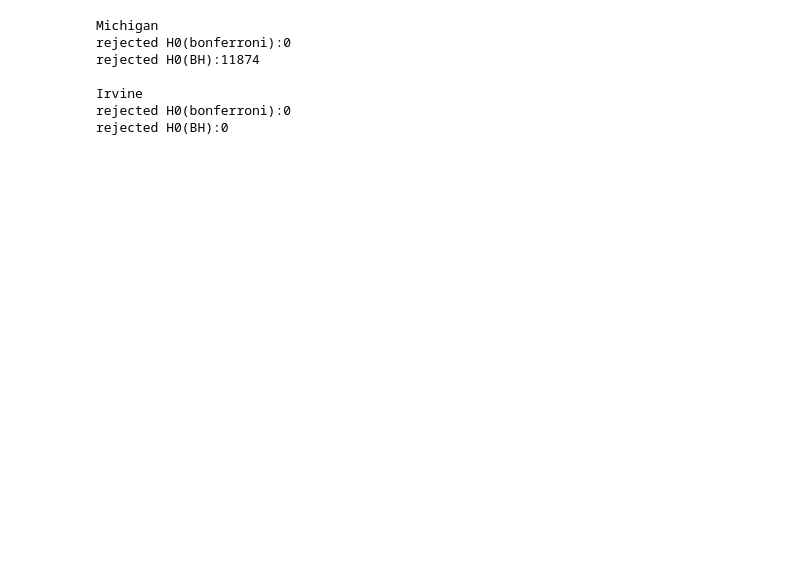
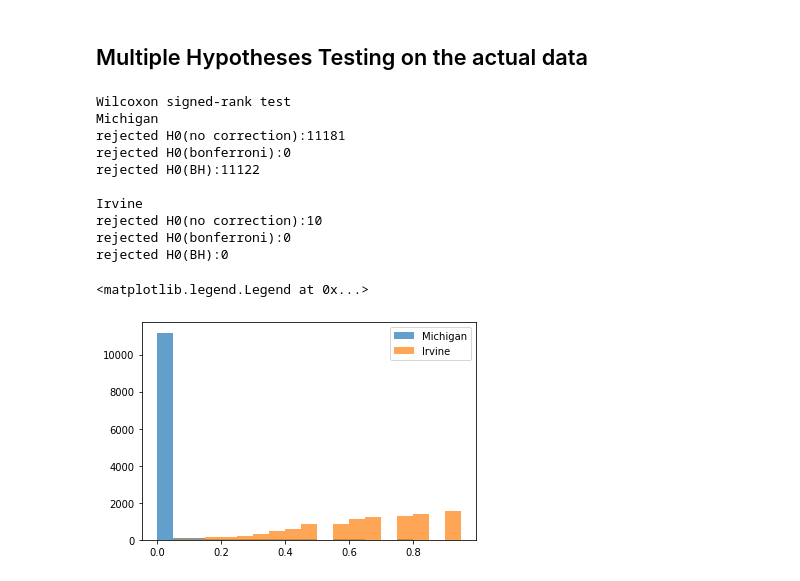
Before and after one commit to unique-subedi/604-gene-expression, a Jupyter notebook: Ahn_gene_expression_master.ipynb, the cells around one changed output. Saved outputs shown, nothing was run; the diff lists cells and outputs as text; code cells hidden in the pictures; blank space fills up the shorter version.

Commit message:
added control centered results

```diff
--- a/Ahn_gene_expression_master.ipynb
+++ b/Ahn_gene_expression_master.ipynb
@@ -128,26 +65,47 @@ A non-parametric alternative test to the paired t-test.
-# %%
-from scipy.stats import wilcoxon
-from statsmodels.stats.multitest import multipletests
-# Remove controls(Probesets starting with 'AFFX')
-michigan_diff = michigan_diff.filter(regex='^(?!AFFX).*$', axis=1)
-irvine_diff = irvine_diff.filter(regex='^(?!AFFX).*$', axis=1)
-
-
-p_val = michigan_diff.apply(wilcoxon).iloc[1,:]
-print('Michigan')
-print('rejected H0(bonferroni):{}'.format(sum(multipletests(p_val, method='bonferroni')[0])))
-print('rejected H0(BH):{} \n'.format(sum(multipletests(p_val, method='fdr_bh')[0])))
-
-
-p_val = irvine_diff.apply(wilcoxon).iloc[1,:]
-print('Irvine')
-print('rejected H0(bonferroni):{}'.format(sum(multipletests(p_val, method='bonferroni')[0])))
-print('rejected H0(BH):{} \n'.format(sum(multipletests(p_val, method='fdr_bh')[0])))
-# %% [output]
-Michigan
-rejected H0(bonferroni):0
-rejected H0(BH):11874
-
-Irvine
-rejected H0(bonferroni):0
-rejected H0(BH):0
+# %% [markdown]
+## Multiple Hypotheses Testing on the actual data
+# %%
+from scipy.stats import wilcoxon
+from statsmodels.stats.multitest import multipletests
+
+# `pvals` stores the pvalues, `rejected` stores the rejected H0 from the multiple hypothesis testing
+pvals = {}
+rejected = {}
+
+# Remove controls
+michigan_diff = michigan_diff[[c for c in michigan_diff.columns if c not in genes_c.index]]
+irvine_diff = irvine_diff[[c for c in irvine_diff.columns if c not in genes_c.index]]
+
+# Wilcoxon signed-rank test
+p_val = michigan_diff.apply(wilcoxon).iloc[1,:]  ; pvals['michigan_w'] = p_val
+bonferr = multipletests(p_val, method='bonferroni')[0]  ; rejected['michigan_w_b'] = bonferr
+bh = multipletests(p_val, method='fdr_bh')[0]   ; rejected['michigan_w_bh'] = bh
+print('Wilcoxon signed-rank test')
+print('Michigan')
+print('rejected H0(no correction):{}'.format(sum(p_val<0.05)))
+print('rejected H0(bonferroni):{}'.format(sum(bonferr)))
+print('rejected H0(BH):{} \n'.format(sum(bh)))
+plt.hist(p_val, bins=np.arange(0, 1, 0.05), alpha=0.7, label='Michigan')
+
+p_val = irvine_diff.apply(wilcoxon).iloc[1,:]   ; pvals['irvine_w'] = p_val
+bonferr = multipletests(p_val, method='bonferroni')[0]  ; rejected['irvine_w_b'] = bonferr
+bh = multipletests(p_val, method='fdr_bh')[0]  ; rejected['irvine_w_bh'] = bh
+print('Irvine')
+print('rejected H0(no correction):{}'.format(sum(p_val<0.05)))
+print('rejected H0(bonferroni):{}'.format(sum(bonferr)))
+print('rejected H0(BH):{} \n'.format(sum(bh)))
+plt.hist(p_val, bins=np.arange(0, 1, 0.05), alpha=0.7, label='Irvine')
+plt.legend()
+# %% [output]
+Wilcoxon signed-rank test
+Michigan
+rejected H0(no correction):11181
+rejected H0(bonferroni):0
+rejected H0(BH):11122
+
+Irvine
+rejected H0(no correction):10
+rejected H0(bonferroni):0
+rejected H0(BH):0
+<matplotlib.legend.Legend at 0x...>
+[figure, added]
```
Also changed, not shown: parts of 25 cells of this notebook.
